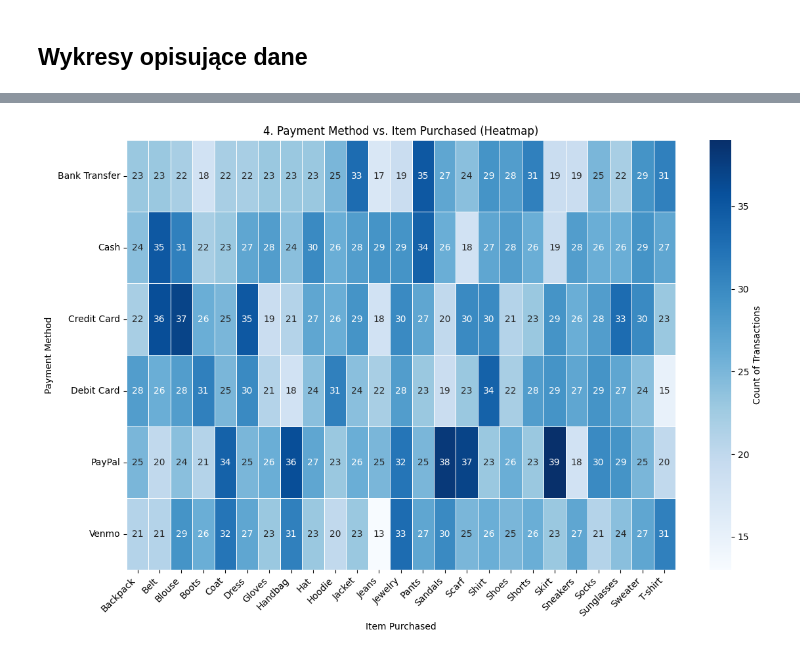
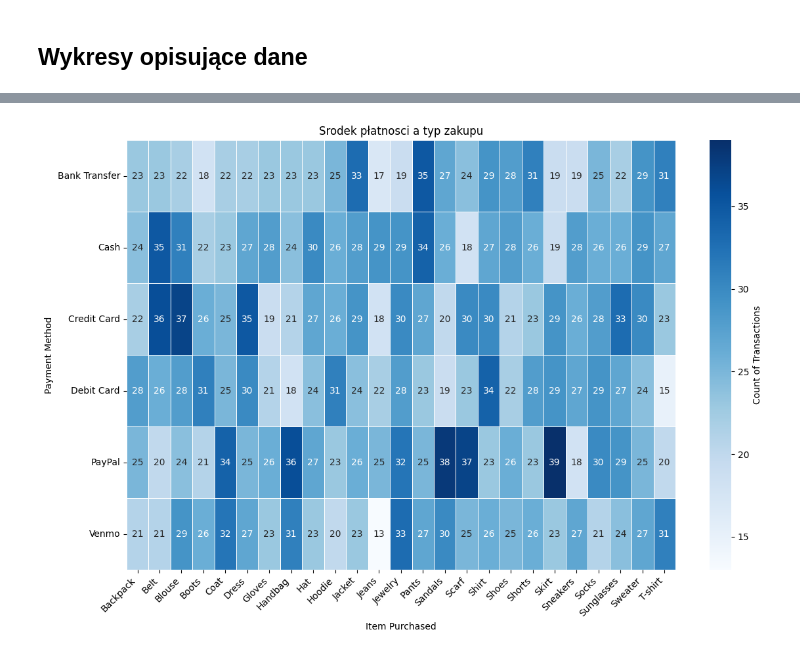
Before and after one commit to MarcinCho/NOD, a Jupyter notebook: ZAD_234/zad2.ipynb, the cells around one changed output, grey strips where cells are left out. Cells and saved outputs as stored; diff of their text form; code cells hidden in the pictures.

```diff
--- a/ZAD_234/zad2.ipynb
+++ b/ZAD_234/zad2.ipynb
@@ -19,7 +18,7 @@ import os
 # %%
 file_path = "shopping_behavior_updated.csv"
 
-df = kagglehub.load_dataset(
+df = kagglehub.dataset_load(
   KaggleDatasetAdapter.PANDAS,
   "ranaghulamnabi/shopping-behavior-and-preferences-study",
   file_path,
@@ -152,28 +151,28 @@ plt.close()
 # %%
 heatmap_data = df.pivot_table(
     index='Payment Method',
     columns='Item Purchased',
     aggfunc='size',
-    fill_value=0 # Fill NaN with 0 for better visualization
+    fill_value=0
 )
 
 plt.figure(figsize=(12, 8))
 sns.heatmap(
     heatmap_data,
-    annot=True,        # Show the count in each cell
-    fmt='d',           # Format as integers
-    cmap='Blues',      # Color map
-    linewidths=.5,     # Add lines between cells
+    annot=True,
+    fmt='d',
+    cmap='Blues',
+    linewidths=.5,
     cbar_kws={'label': 'Count of Transactions'}
 )
-plt.title('4. Payment Method vs. Item Purchased (Heatmap)')
+plt.title('Srodek płatnosci a typ zakupu')
 plt.xlabel('Item Purchased')
 plt.ylabel('Payment Method')
 plt.xticks(rotation=45, ha='right')
 plt.yticks(rotation=0)
 plt.tight_layout()
-plt.savefig(os.path.join(PLOTS_DIR, '4_payment_item_heatmap.png'))
+plt.savefig(os.path.join(PLOTS_DIR, 'srodek_typ.png'))
 plt.show()
 plt.close()
 # %% [output]
-[figure, old version]
+[figure, new version]
```
Also changed, not shown: parts of 4 cells of this notebook, 2 other files.
